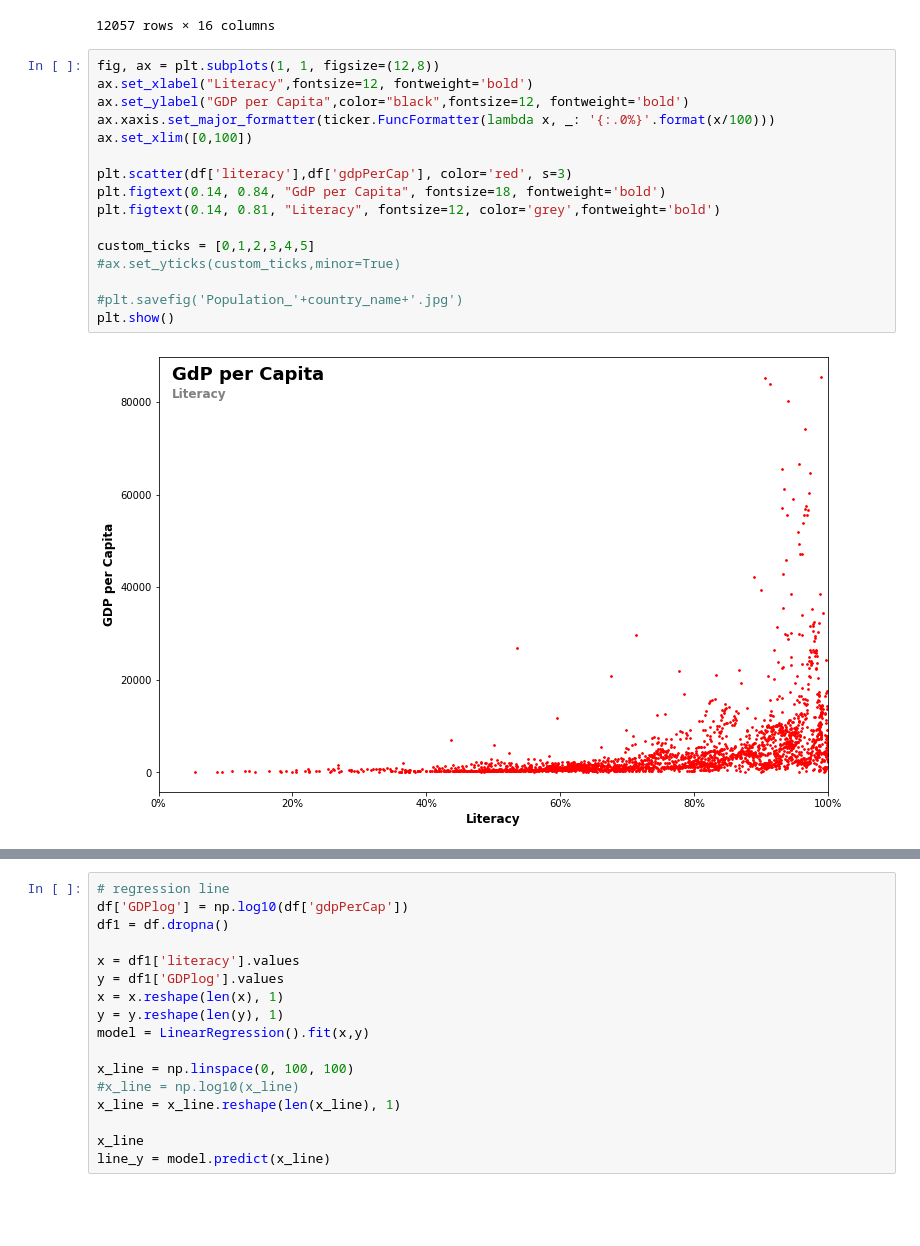
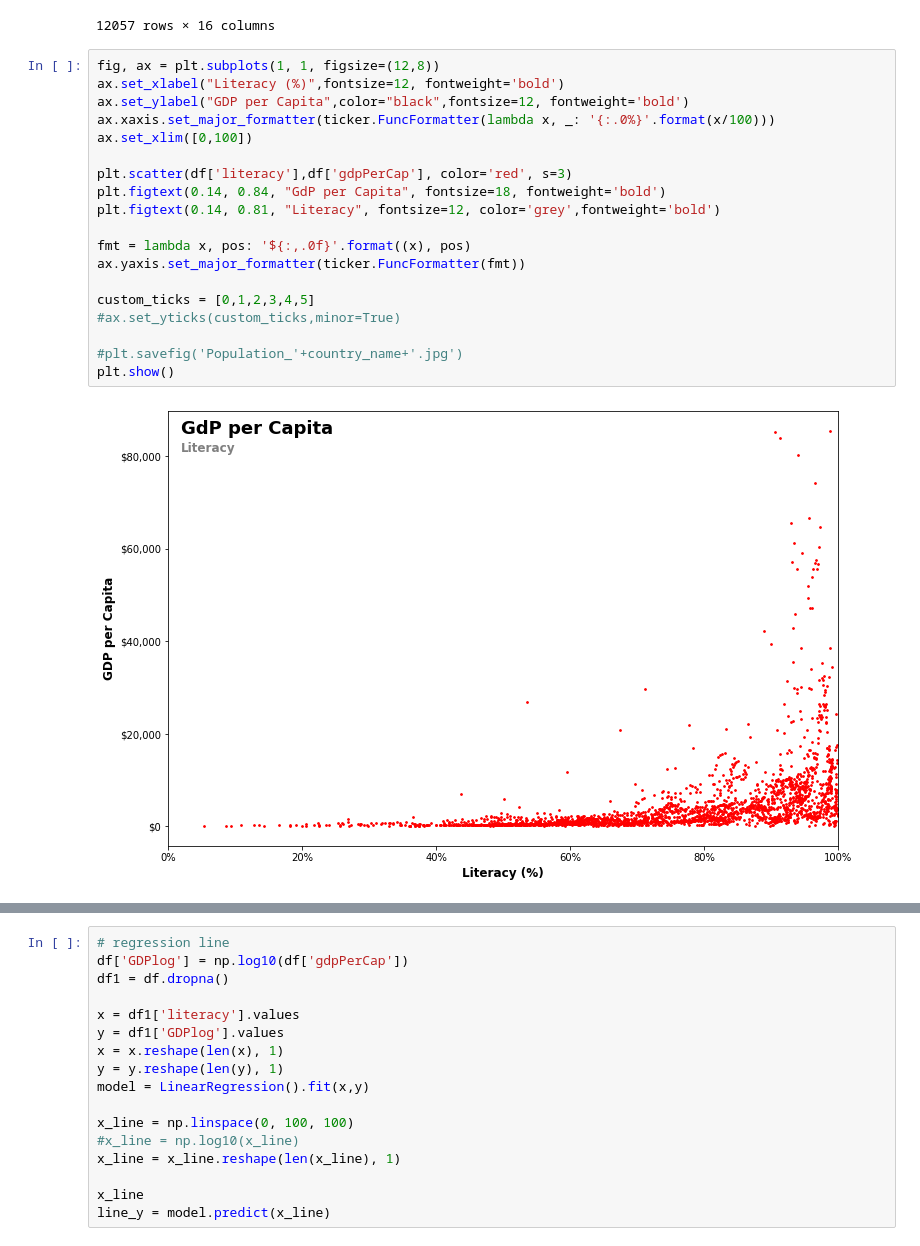
Before and after one commit to castorgit/Predictive_Analytics, a Jupyter notebook: Examples_regressions/01_Regressions_factors_GDP_per_capita.ipynb, the cells around one changed output, grey strips where cells are left out. Saved outputs shown, nothing was run; the diff lists cells and outputs as text; blank space fills up the shorter version.

```diff
--- a/Examples_regressions/01_Regressions_factors_GDP_per_capita.ipynb
+++ b/Examples_regressions/01_Regressions_factors_GDP_per_capita.ipynb
@@ -22,24 +22,27 @@ df
 | 12055 | Zambia | ZMB | 2018 | 1539.900158 | 86.74796 | 23.341479 | NaN | NaN | NaN | ... |
 | 12056 | Zimbabwe | ZWE | 2018 | 2146.996385 | NaN | 37.324591 | NaN | NaN | NaN | ... |
 12057 rows × 16 columns
-# %%
-fig, ax = plt.subplots(1, 1, figsize=(12,8))
-ax.set_xlabel("Literacy",fontsize=12, fontweight='bold')
-ax.set_ylabel("GDP per Capita",color="black",fontsize=12, fontweight='bold')
-ax.xaxis.set_major_formatter(ticker.FuncFormatter(lambda x, _: '{:.0%}'.format(x/100)))
-ax.set_xlim([0,100])
-
-plt.scatter(df['literacy'],df['gdpPerCap'], color='red', s=3)
-plt.figtext(0.14, 0.84, "GdP per Capita", fontsize=18, fontweight='bold')
-plt.figtext(0.14, 0.81, "Literacy", fontsize=12, color='grey',fontweight='bold')
-
-custom_ticks = [0,1,2,3,4,5]
-#ax.set_yticks(custom_ticks,minor=True)
-
-#plt.savefig('Population_'+country_name+'.jpg')
-plt.show()
-# %% [output]
-[figure, removed]
+# %%
+fig, ax = plt.subplots(1, 1, figsize=(12,8))
+ax.set_xlabel("Literacy (%)",fontsize=12, fontweight='bold')
+ax.set_ylabel("GDP per Capita",color="black",fontsize=12, fontweight='bold')
+ax.xaxis.set_major_formatter(ticker.FuncFormatter(lambda x, _: '{:.0%}'.format(x/100)))
+ax.set_xlim([0,100])
+
+plt.scatter(df['literacy'],df['gdpPerCap'], color='red', s=3)
+plt.figtext(0.14, 0.84, "GdP per Capita", fontsize=18, fontweight='bold')
+plt.figtext(0.14, 0.81, "Literacy", fontsize=12, color='grey',fontweight='bold')
+
+fmt = lambda x, pos: '${:,.0f}'.format((x), pos)
+ax.yaxis.set_major_formatter(ticker.FuncFormatter(fmt))
+
+custom_ticks = [0,1,2,3,4,5]
+#ax.set_yticks(custom_ticks,minor=True)
+
+#plt.savefig('Population_'+country_name+'.jpg')
+plt.show()
+# %% [output]
+[figure, added]
 # %%
 fig, ax = plt.subplots(1, 1, figsize=(12,8))
 ax.set_yscale('log')
```
Also changed, not shown: parts of 3 cells of this notebook.
